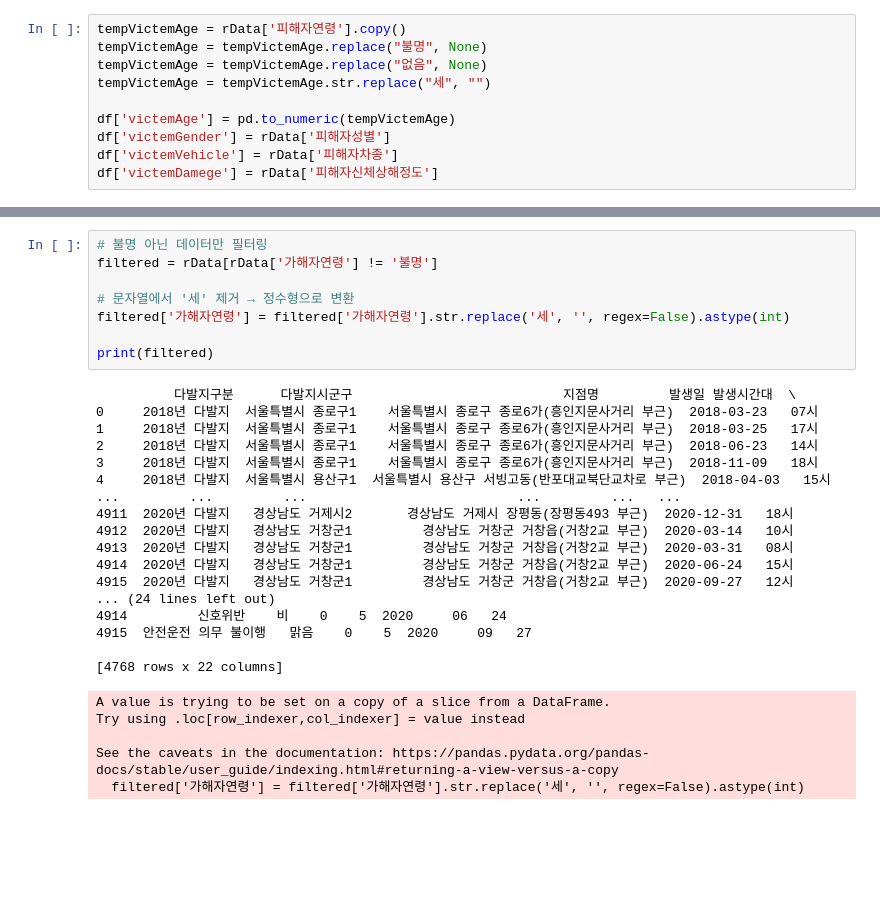
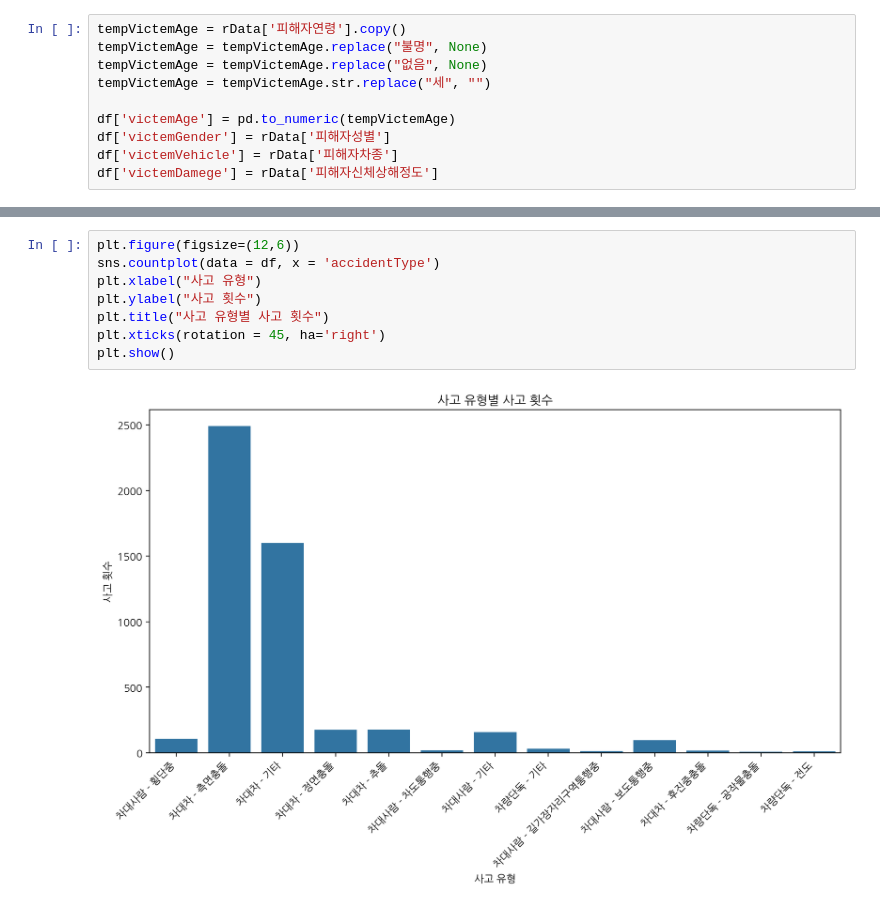
Before and after one commit to yeojeong735/25-BDA-TeamDP, a Jupyter notebook: 25_BDA_BikeCrash_TeamDP.ipynb, the cells around one changed output, grey strips where cells are left out. Saved outputs shown, nothing was run; the diff lists cells and outputs as text; blank space fills up the shorter version.

```diff
--- a/25_BDA_BikeCrash_TeamDP.ipynb
+++ b/25_BDA_BikeCrash_TeamDP.ipynb
@@ -225,31 +152,10 @@ ValueError: invalid literal for int() with base 10: '불명'
-# %%
-# 불명 아닌 데이터만 필터링
-filtered = rData[rData['가해자연령'] != '불명']
-
-# 문자열에서 '세' 제거 → 정수형으로 변환
-filtered['가해자연령'] = filtered['가해자연령'].str.replace('세', '', regex=False).astype(int)
-
-print(filtered)
-# %% [output]
-          다발지구분      다발지시군구                           지점명         발생일 발생시간대  \
-0     2018년 다발지  서울특별시 종로구1    서울특별시 종로구 종로6가(흥인지문사거리 부근)  2018-03-23   07시
-1     2018년 다발지  서울특별시 종로구1    서울특별시 종로구 종로6가(흥인지문사거리 부근)  2018-03-25   17시
-2     2018년 다발지  서울특별시 종로구1    서울특별시 종로구 종로6가(흥인지문사거리 부근)  2018-06-23   14시
-3     2018년 다발지  서울특별시 종로구1    서울특별시 종로구 종로6가(흥인지문사거리 부근)  2018-11-09   18시
-4     2018년 다발지  서울특별시 용산구1  서울특별시 용산구 서빙고동(반포대교북단교차로 부근)  2018-04-03   15시
-...         ...         ...                           ...         ...   ...
-4911  2020년 다발지   경상남도 거제시2       경상남도 거제시 장평동(장평동493 부근)  2020-12-31   18시
-4912  2020년 다발지   경상남도 거창군1         경상남도 거창군 거창읍(거창2교 부근)  2020-03-14   10시
-4913  2020년 다발지   경상남도 거창군1         경상남도 거창군 거창읍(거창2교 부근)  2020-03-31   08시
-4914  2020년 다발지   경상남도 거창군1         경상남도 거창군 거창읍(거창2교 부근)  2020-06-24   15시
-4915  2020년 다발지   경상남도 거창군1         경상남도 거창군 거창읍(거창2교 부근)  2020-09-27   12시
-... (24 lines left out)
-4914         신호위반    비    0    5  2020     06   24
-4915  안전운전 의무 불이행   맑음    0    5  2020     09   27
-
-[4768 rows x 22 columns]
-A value is trying to be set on a copy of a slice from a DataFrame.
-Try using .loc[row_indexer,col_indexer] = value instead
-
-See the caveats in the documentation: https://pandas.pydata.org/pandas-docs/stable/user_guide/indexing.html#returning-a-view-versus-a-copy
-  filtered['가해자연령'] = filtered['가해자연령'].str.replace('세', '', regex=False).astype(int)
+# %%
+plt.figure(figsize=(12,6))
+sns.countplot(data = df, x = 'accidentType')
+plt.xlabel("사고 유형")
+plt.ylabel("사고 횟수")
+plt.title("사고 유형별 사고 횟수")
+plt.xticks(rotation = 45, ha='right')
+plt.show()
+# %% [output]
+[figure, added]
```
Also changed, not shown: parts of 24 cells of this notebook.
